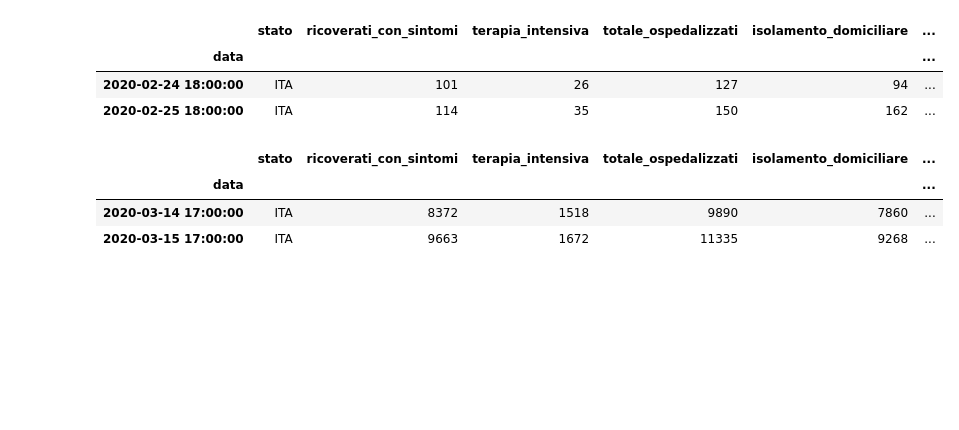
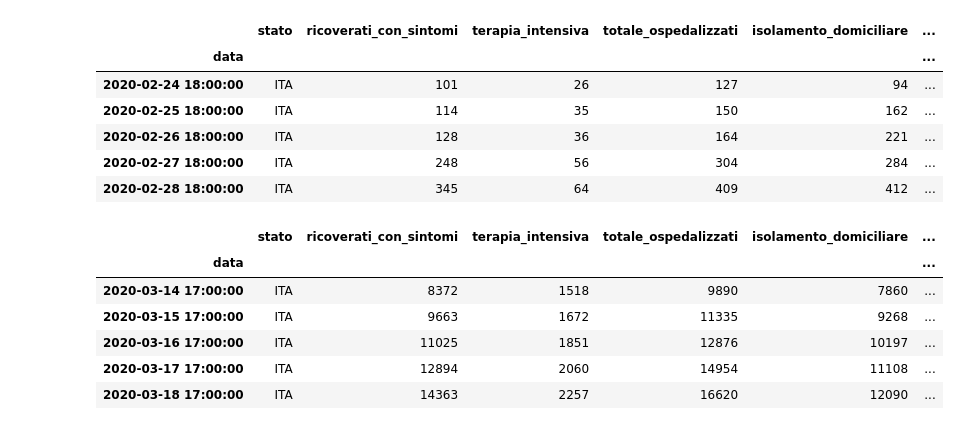
Before and after one commit to lyra-gh/COVID-19, a Jupyter notebook: COVID-19-predictions.ipynb, the cells around one changed output. Saved outputs shown, nothing was run; the diff lists cells and outputs as text; code cells hidden in the pictures; blank space fills up the shorter version.

```diff
--- a/COVID-19-predictions.ipynb
+++ b/COVID-19-predictions.ipynb
@@ -6,25 +9,31 @@ import matplotlib.pyplot as plt
 # %%
-# Data from
-df = pd.read_csv("COVID-19/dati-andamento-nazionale/dpc-covid19-ita-andamento-nazionale.csv", index_col=0)
+# Data from https://github.com/pcm-dpc/COVID-19 (Protezione civile)
+# (repo should be cloned in directory 'protezione-civile' for the following to work)
+df = pd.read_csv("protezione-civile/COVID-19/dati-andamento-nazionale/dpc-covid19-ita-andamento-nazionale.csv", index_col=0)
 df.index = pd.to_datetime(df.index)
 x_data = np.arange(len(df)) + 1
-y_data = df['totale_casi']
-y_data_deceased = df['deceduti']
-last_y = y_data[-1]
+
+cases_last_date =  str(df.index[-1].day) + "-" + str(df.index[-1].month) + "-" + str(df.index[-1].year)
 # %%
-df [:2]
+df [:5]
 # %% [output]
 |  | stato | ricoverati_con_sintomi | terapia_intensiva | totale_ospedalizzati | isolamento_domiciliare | ... |
 | data |  |  |  |  |  | ... |
 | 2020-02-24 18:00:00 | ITA | 101 | 26 | 127 | 94 | ... |
 | 2020-02-25 18:00:00 | ITA | 114 | 35 | 150 | 162 | ... |
+| 2020-02-26 18:00:00 | ITA | 128 | 36 | 164 | 221 | ... |
+| 2020-02-27 18:00:00 | ITA | 248 | 56 | 304 | 284 | ... |
+| 2020-02-28 18:00:00 | ITA | 345 | 64 | 409 | 412 | ... |
 # %%
-df[-2:]
+df[-5:]
 # %% [output]
 |  | stato | ricoverati_con_sintomi | terapia_intensiva | totale_ospedalizzati | isolamento_domiciliare | ... |
 | data |  |  |  |  |  | ... |
 | 2020-03-14 17:00:00 | ITA | 8372 | 1518 | 9890 | 7860 | ... |
 | 2020-03-15 17:00:00 | ITA | 9663 | 1672 | 11335 | 9268 | ... |
+| 2020-03-16 17:00:00 | ITA | 11025 | 1851 | 12876 | 10197 | ... |
+| 2020-03-17 17:00:00 | ITA | 12894 | 2060 | 14954 | 11108 | ... |
+| 2020-03-18 17:00:00 | ITA | 14363 | 2257 | 16620 | 12090 | ... |
 # %%
 fig1 = plt.figure(figsize=(14, 7))
 splt1 = fig1.add_subplot(111)
```
Also changed, not shown: parts of 25 cells of this notebook.
